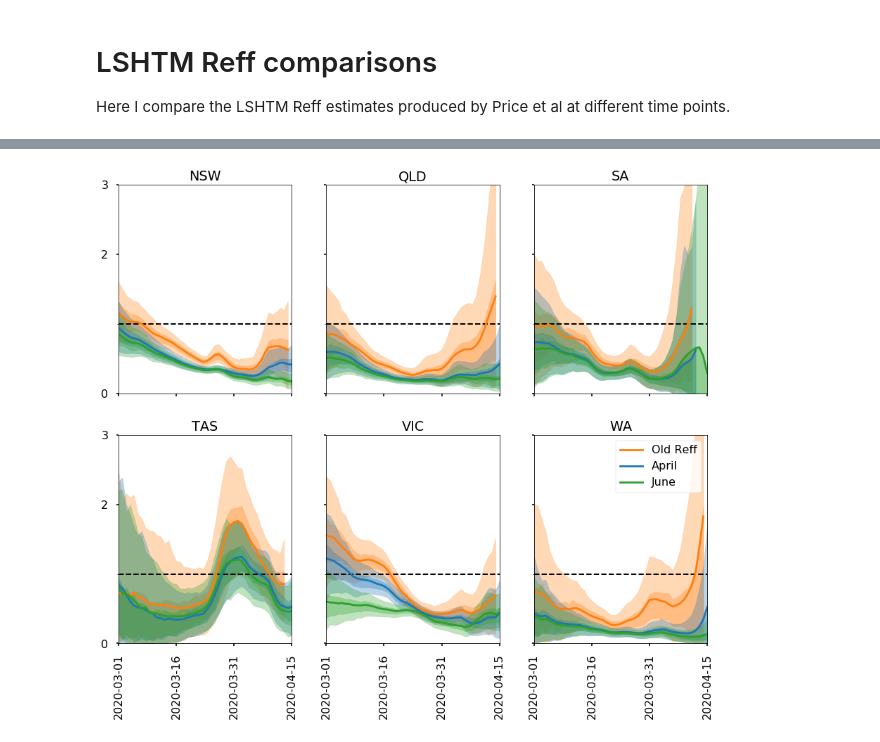
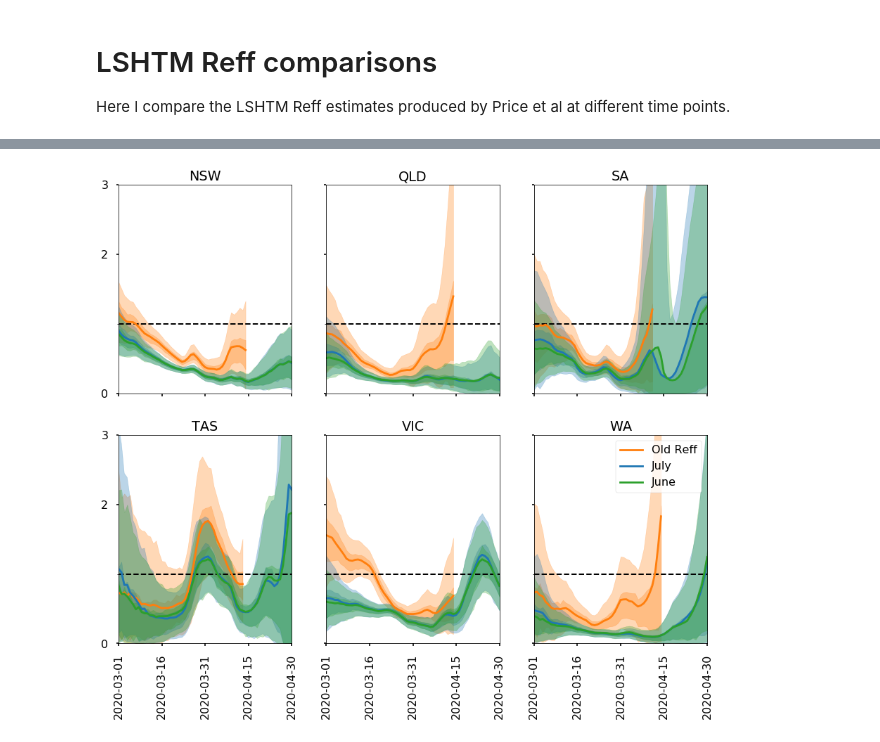
Before and after one commit to tdennisliu/covid19-forecasting-aus, a Jupyter notebook: model/lshtm_reff.ipynb, the cells around one changed output, grey strips where cells are left out. Cells and saved outputs as stored; diff of their text form; code cells hidden in the pictures.

```diff
--- a/model/lshtm_reff.ipynb
+++ b/model/lshtm_reff.ipynb
@@ -25,7 +41,7 @@ states = [initial[1] for initial in sorted(list(states_initials.items()))]
 
 states.remove('NT')
 states.remove('ACT')
-date_filter = pd.date_range(start='2020-03-01',end='2020-04-15')
+date_filter = pd.date_range(start='2020-03-01',end='2020-04-30')
 
 for i, state in enumerate(states):
 
@@ -34,7 +50,7 @@ for i, state in enumerate(states):
     #filters
     df_state = df_R_old.loc[(df_R_old.state==state) & (df_R_old.date.isin(date_filter))]
 
-    df_april = df_L_R.loc[(df_L_R.date_of_analysis=='2020-04-26')&(df_L_R.state==state)]
+    df_april = df_L_R.loc[(df_L_R.date_of_analysis=='2020-07-16')&(df_L_R.state==state)]
     df_april = df_april.loc[df_april.date.isin(date_filter)]
 
     df_june = df_L_R.loc[(df_L_R.date_of_analysis=='2020-06-28')&(df_L_R.state==state)]
@@ -42,44 +58,44 @@ for i, state in enumerate(states):
 
     plot_dfs ={
         'Old Reff':df_state,
-        'April': df_april,
+        'July': df_april,
         'June':df_june,
     }
     colors = {
         'Old Reff':'C1',
-        'April': 'C0',
+        'July': 'C0',
         'June':'C2',
 
     }
 
     for label, df in plot_dfs.items():
         #plot old estimate
         ax[row,col].plot(df.date, df['median'], label=label,color=colors[label])
         ax[row,col].fill_between(df.date, df['bottom'], df['top'],color=colors[label], alpha=0.3)
         ax[row,col].fill_between(df.date, df['lower'], df['upper'],color=colors[label], alpha=0.3)
 
 
 
 
     #formatting
     ax[row,col].set_title(state)
 
 
     #grid line at R_eff =1
     ax[i//3,i%3].set_yticks([1],minor=True,)
     ax[i//3,i%3].set_yticks([0,2,3],minor=False)
     ax[i//3,i%3].set_yticklabels([0,2,3],minor=False)
     ax[i//3,i%3].yaxis.grid(which='minor',linestyle='--',color='black',linewidth=2)
     ax[i//3,i%3].set_ylim((0,3))
     ax[row,col].xaxis.set_major_locator(plt.MaxNLocator(4))
     if i//3==1:
         ax[i//3,i%3].tick_params(axis='x',rotation=90)
         ax[row,col].set_xlim((date_filter[0],date_filter[-1]))
 
 plt.legend()
 plt.show()
 # %% [output]
-[figure, old version]
+[figure, new version]
 # %%
 ## plot cases over the top of Reff
 fig, ax = plt.subplots(figsize=(15,12), ncols=3,nrows=2, sharex=True, sharey=True)
```
Also changed, not shown: parts of 9 cells of this notebook.
